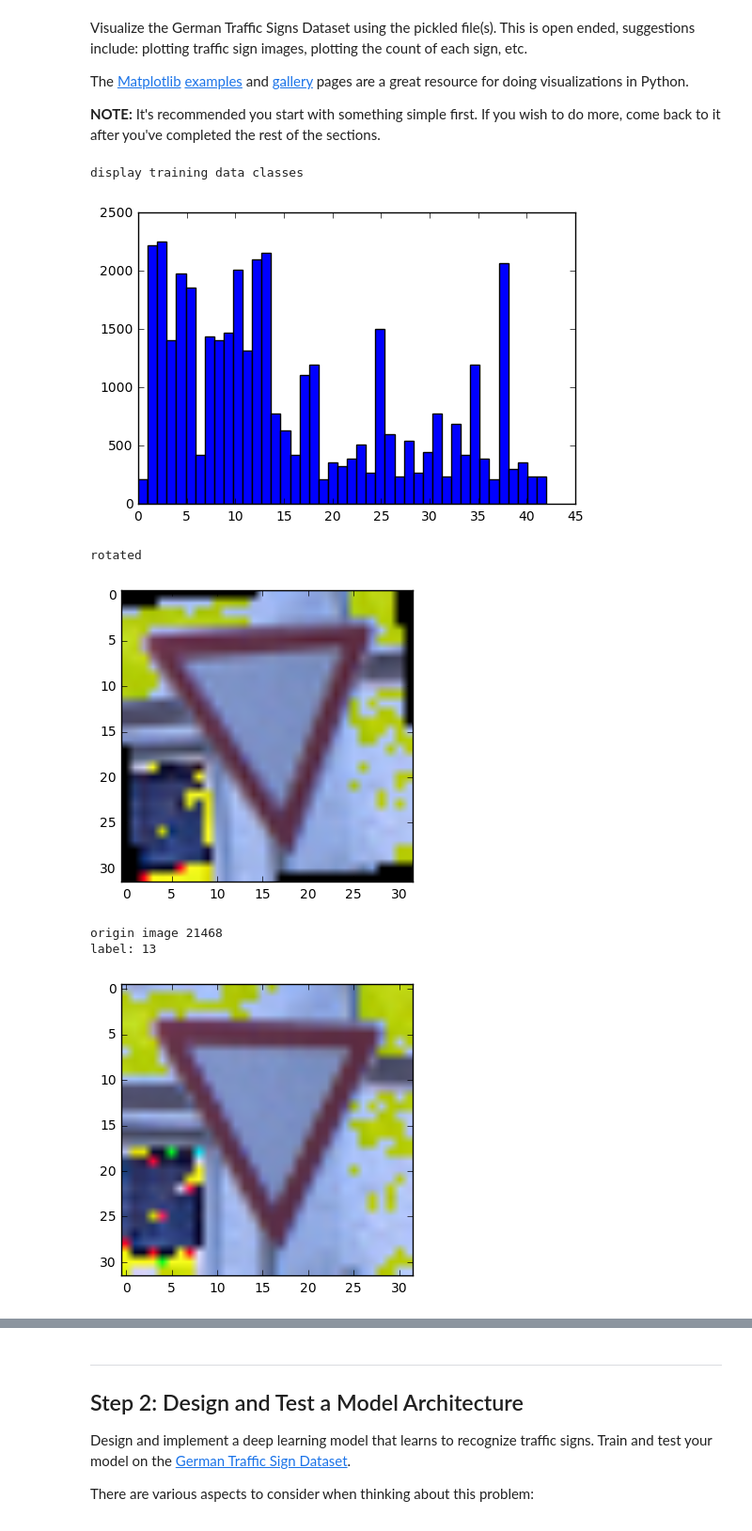
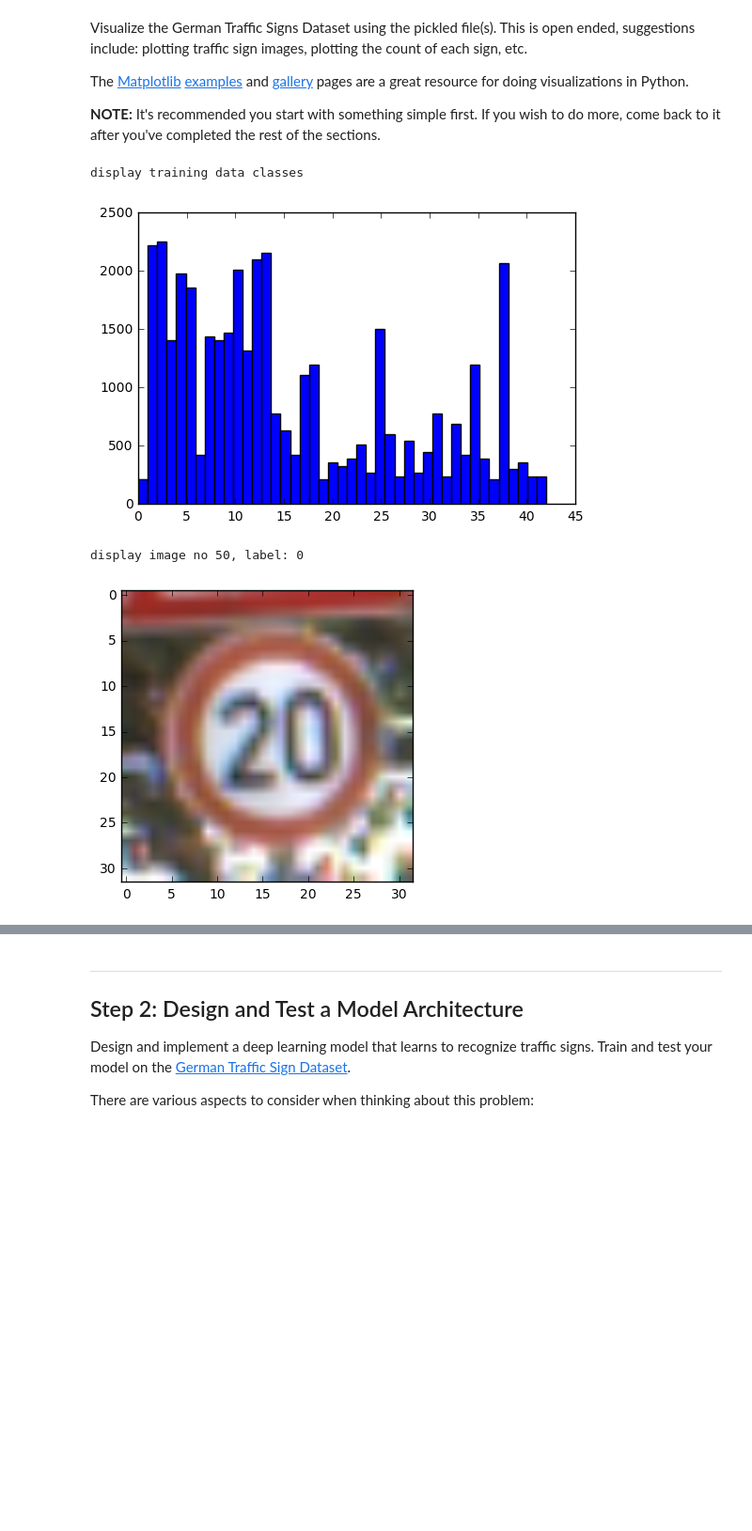
Before and after one commit to kuonanhong/CarND-Traffic-Sign-Classifier-Project, a Jupyter notebook: Traffic_Sign_Classifier.ipynb, the cells around one changed output, grey strips where cells are left out. Shown at 94% size. Saved outputs shown, nothing was run; the diff lists cells and outputs as text; code cells hidden in the pictures; blank space fills up the shorter version.

```diff
--- a/Traffic_Sign_Classifier.ipynb
+++ b/Traffic_Sign_Classifier.ipynb
@@ -25,8 +25,8 @@ with open(training_file, mode='rb') as f:
 with open(testing_file, mode='rb') as f:
     test = pickle.load(f)
 
-X_train, y_train = train['features'], train['labels']
-X_test, y_test = test['features'], test['labels']
+X_train_orig, y_train_orig = train['features'], train['labels']
+X_test_orig, y_test_orig = test['features'], test['labels']
 print('training and testing data loaded')
 # %% [output]
 training and testing data loaded
@@ -69,42 +69,35 @@ The [Matplotlib](http://matplotlib.org/) [examples](http://matplotlib.org/exampl
 # %%
 ### Data exploration visualization goes here.
 ### Feel free to use as many code cells as needed.
 import matplotlib.pyplot as plt
 import random
 # Visualizations will be shown in the notebook.
 %matplotlib inline
 
-rand_idx = random.randint(0, n_train)
-sample_img = X_train[rand_idx]
-sample_label = y_train[rand_idx]
-
-def plot_labels(labels):
+def show_labels_histogram(labels):
     bins = len(set(labels))
-    plt.hist(y_train, bins=bins)
+    plt.hist(labels, bins=bins)
     plt.show()
 
 print('display training data classes')
-plot_labels(y_train)
+show_labels_histogram(y_train_orig)
 
 
 def display_image(img_data):
     plt.imshow(img_data)
     plt.show()
 
-# rotate image
-print('rotated')
-from scipy import ndimage
-new_img = ndimage.rotate(sample_img, 5.0, reshape=False)
-display_image(new_img)
+def display_sample(images, labels, count=1):
+    for i in range(count):
+        rand_idx = random.randint(0, len(labels)-1)
+        sample_img = images[rand_idx]
+        sample_label = labels[rand_idx]
+        print('display image no %d, label: %d' % (rand_idx, sample_label))
+        display_image(sample_img)
 
-print('origin image %d' % rand_idx)
-print('label: %d' % sample_label)
-display_image(sample_img)
+display_sample(X_train_orig, y_train_orig)
 # %% [output]
 display training data classes
 [figure]
-rotated
+display image no 50, label: 0
-[figure, old version]
+[figure, new version]
-origin image 21468
-label: 13
-[figure, removed]
```
Also changed, not shown: parts of 14 cells of this notebook.
